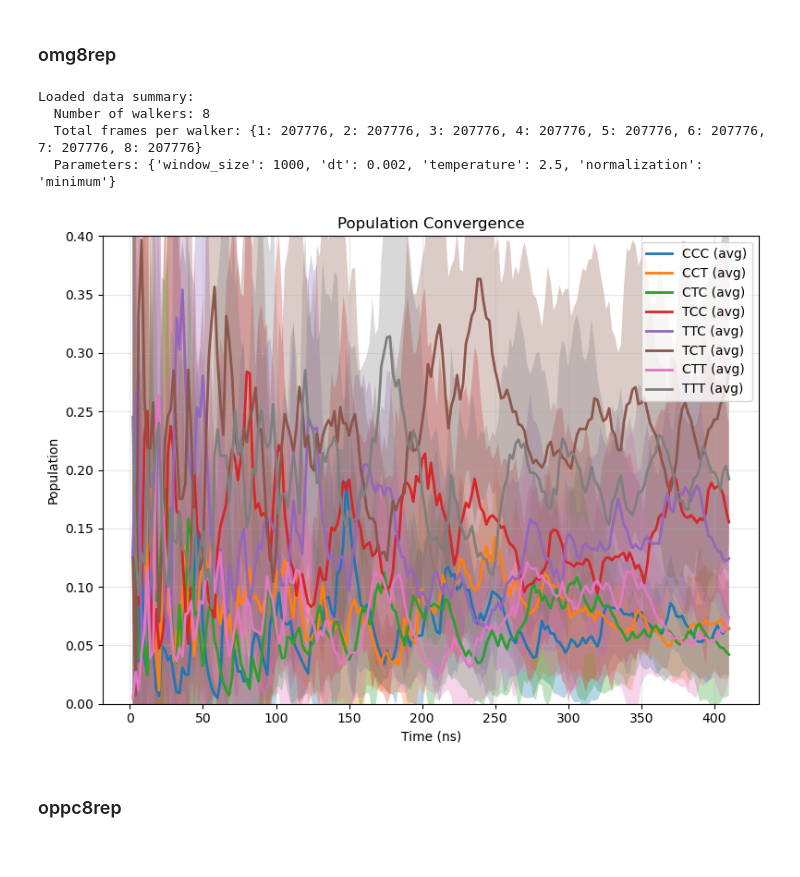
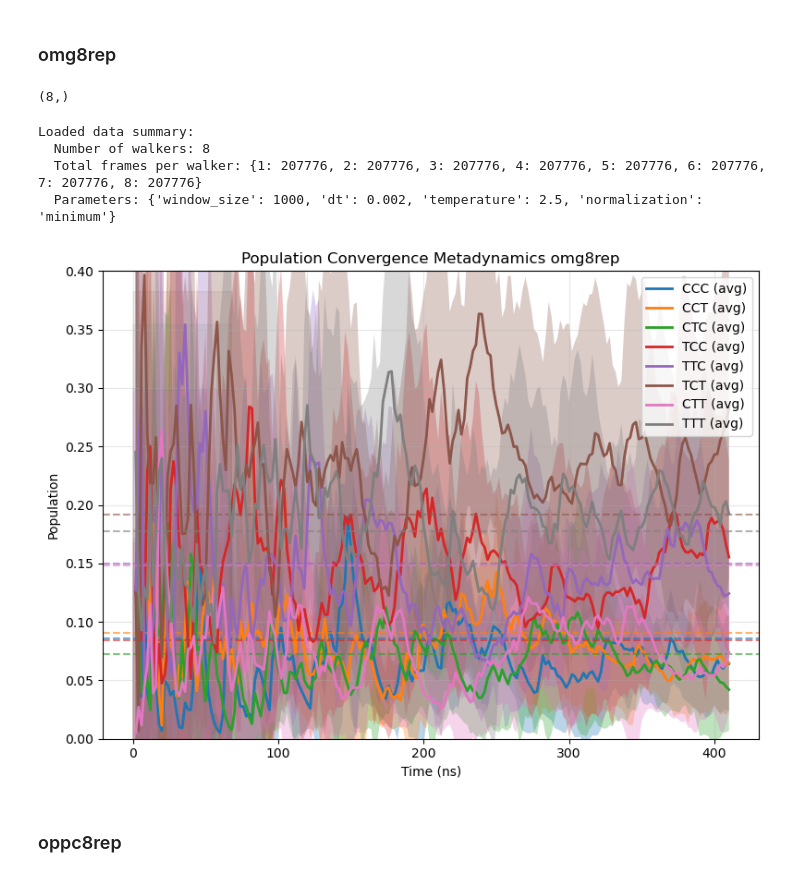
Before and after one commit to starwingc/peptoid_ESM, a Jupyter notebook: Analysis/population_over_time_8_comform_all.ipynb, the cells around one changed output. Drawn from its saved outputs; the diff is of its cells as text; code cells hidden in the pictures.

```diff
--- a/Analysis/population_over_time_8_comform_all.ipynb
+++ b/Analysis/population_over_time_8_comform_all.ipynb
@@ -341,6 +341,21 @@ Loaded trajectory: omega
 [figure]
 # %% [markdown]
 ### omg8rep
+# %%
+metadynamics_path = '../Metadynamics/analysis'
+df_stationary_p = pd.read_csv(f"{metadynamics_path}/autocooreldata/autocoorel_data_omg8rep/trans_population_at_lagtime_8conforms.csv")
+#print(df_stationary_p)
+
+# Pivot the DataFrame to reshape it
+pivot_mean = df_stationary_p.set_index('conform_state')['mean']
+pivot_std = df_stationary_p.set_index('conform_state')['std']
+
+# Convert to NumPy arrays
+omg8rep_trans_refer_array = pivot_mean.to_numpy()
+omg8rep_trans_refer_err_array = pivot_std.to_numpy()
+omg8rep_trans_refer_err_array.shape
+# %% [output]
+(8,)
 # %%
 # Later, load and plot
 omg8rep_meta_data = load_convergence_data(f"{metadynamics_path}/convergence_data/8omg_metadynamics_convergence.pkl")
@@ -354,35 +369,42 @@ dt = omg8rep_meta_data['metadata']['parameters']['dt']
 # Convert to time
 time_ps = [frame * dt for frame in averaged_conv['frames']]
 states_to_plot = range(1, 9)
 
 plt.figure(figsize=(8, 6))
 
 for i, state in enumerate(states_to_plot):
     pops = averaged_conv['populations'][state]
     errors = averaged_conv['pop_std'][state]
 
     plt.plot(time_ps, pops, label=f'{state_labels[state]} (avg)',
             linewidth=2)
     plt.fill_between(time_ps,
                      [p - e for p, e in zip(pops, errors)],
                      [p + e for p, e in zip(pops, errors)],
                         alpha=0.3)
 
+
+    # Reference horizontal line
+    ref_y = omg8rep_trans_refer_array[i]
+    ref_yerr = omg8rep_trans_refer_err_array[i]
+    plt.axhline(y=ref_y, linestyle='--', color=f'C{i}', alpha=0.6)
+    plt.fill_between(x * dt_in_ns, ref_y - ref_yerr, ref_y + ref_yerr, color=f'C{i}', alpha=0.1)
+
 plt.xlabel('Time (ns)')
 plt.ylabel('Population')
-plt.title('Population Convergence')
+plt.title('Population Convergence Metadynamics omg8rep')
 plt.legend()
 plt.grid(True, alpha=0.3)
 plt.ylim(0, 0.4)
 
 plt.tight_layout()
 plt.show()
 # %% [output]
 Loaded data summary:
   Number of walkers: 8
   Total frames per walker: {1: 207776, 2: 207776, 3: 207776, 4: 207776, 5: 207776, 6: 207776, 7: 207776, 8: 207776}
   Parameters: {'window_size': 1000, 'dt': 0.002, 'temperature': 2.5, 'normalization': 'minimum'}
-[figure, old version]
+[figure, new version]
 # %% [markdown]
 ### oppc8rep
 # %%
```
Also changed, not shown: parts of 4 cells of this notebook, 6 other files.
